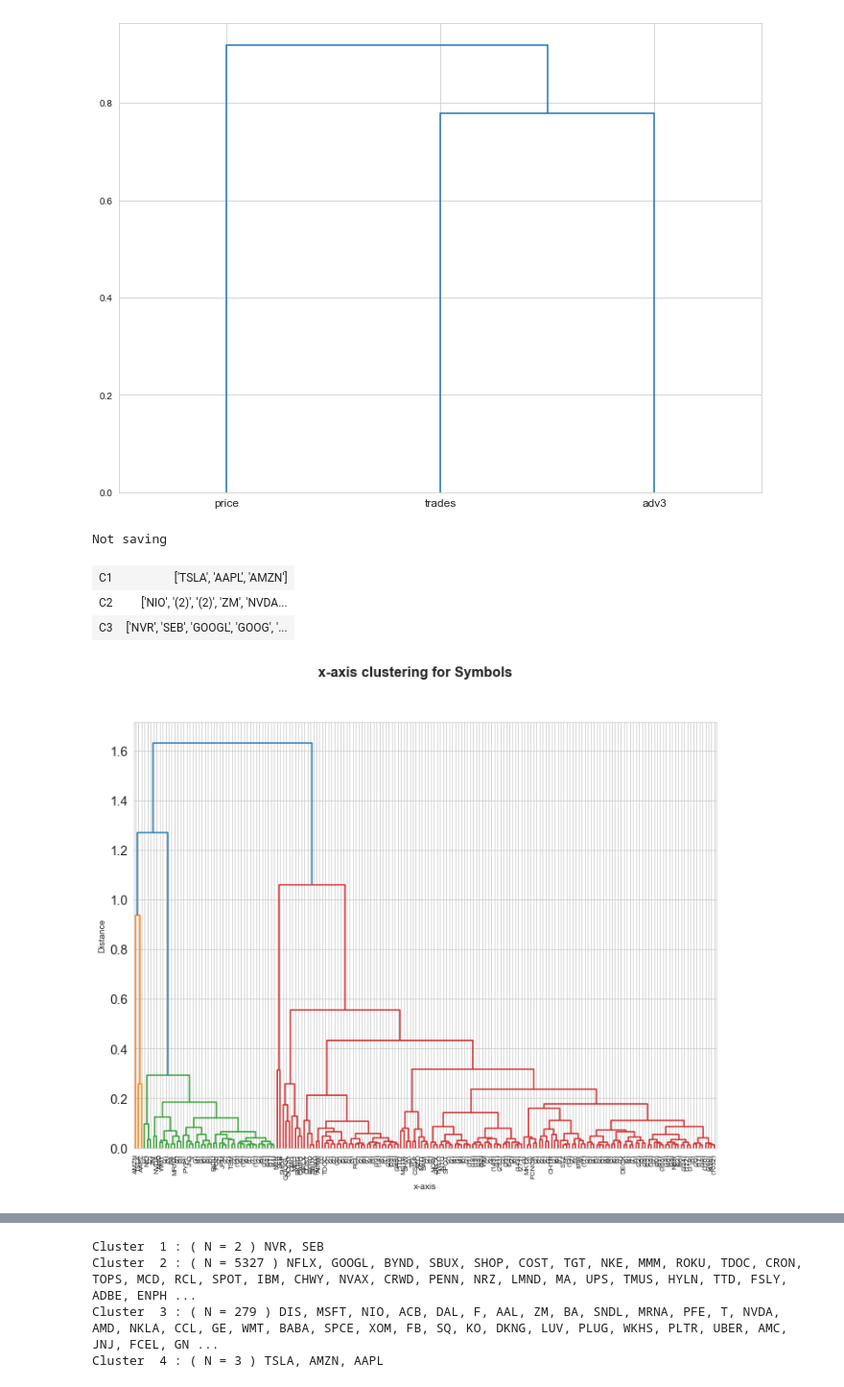
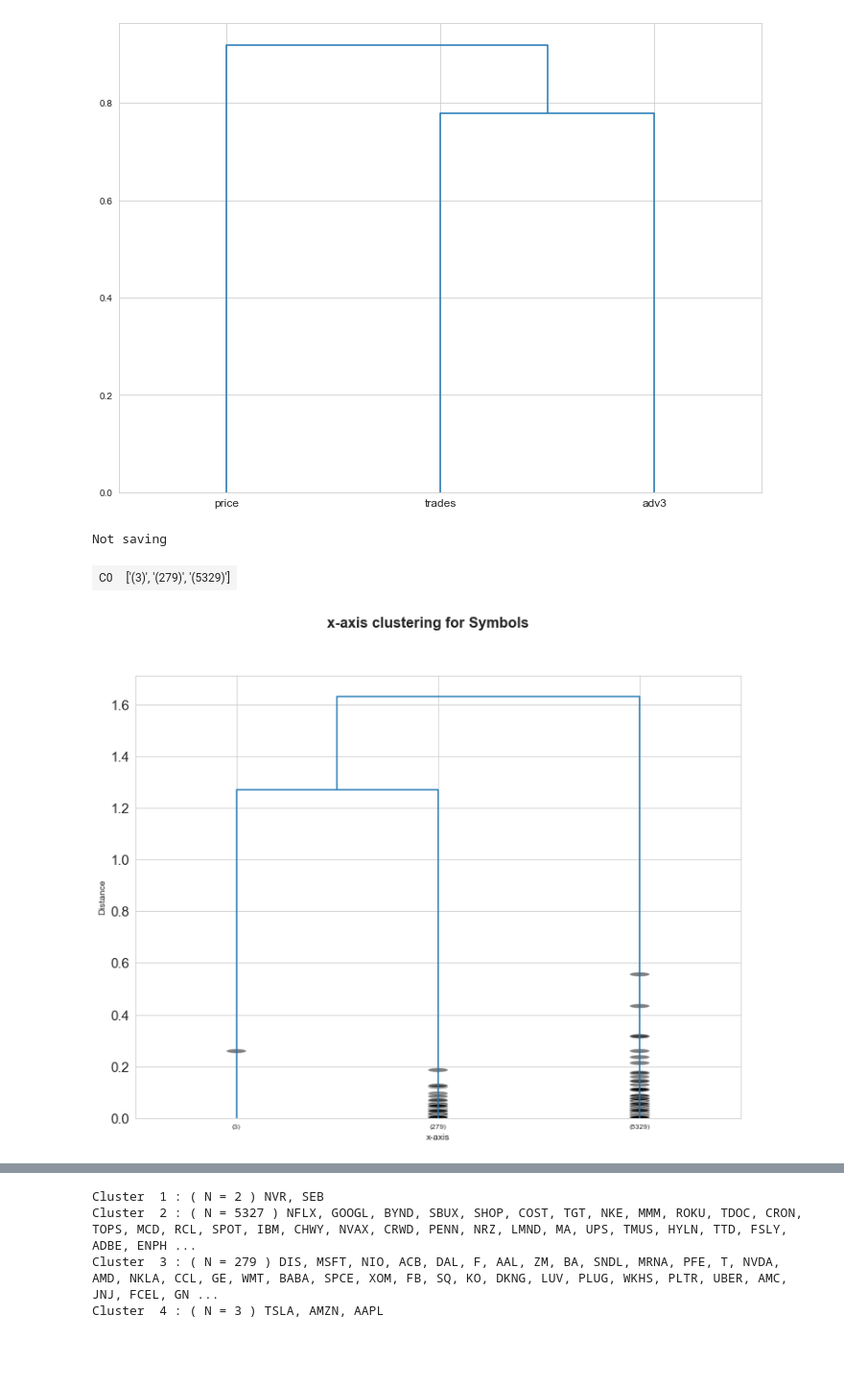
Before and after one commit to wiserlake0996/python_HLC, a Jupyter notebook: 3D PLOTS AND CLUSTER LABELS.ipynb, the cells around one changed output, grey strips where cells are left out. Shown at 96% size. Drawn from its saved outputs; the diff is of its cells as text; code cells hidden in the pictures; blank space fills up the shorter version.

```diff
--- a/3D PLOTS AND CLUSTER LABELS.ipynb
+++ b/3D PLOTS AND CLUSTER LABELS.ipynb
@@ -196,11 +205,9 @@ def custom_give_cluster_assigns(df, numclust, tranpose=True):
         cluster_assigns=pd.Series(sch.fcluster(data_link, numclust, criterion='maxclust', monocrit=None), index=df.index)
     return cluster_assigns
 # %%
-get_clust_graph(X_stocks_df_cols_sym, 193, transpose=True,dataname="Symbols")
+get_clust_graph(X_stocks_df_cols_sym, 3, transpose=True,dataname="Symbols")
 # %% [output]
 Not saving
-| C1 | ['TSLA', 'AAPL', 'AMZN'] |
-| C2 | ['NIO', '(2)', '(2)', 'ZM', 'NVDA... |
-| C3 | ['NVR', 'SEB', 'GOOGL', 'GOOG', '... |
+| C0 | ['(3)', '(279)', '(5329)'] |
-[figure, old version]
+[figure, new version]
 # %% [markdown]
```
Also changed, not shown: parts of 6 cells of this notebook.
